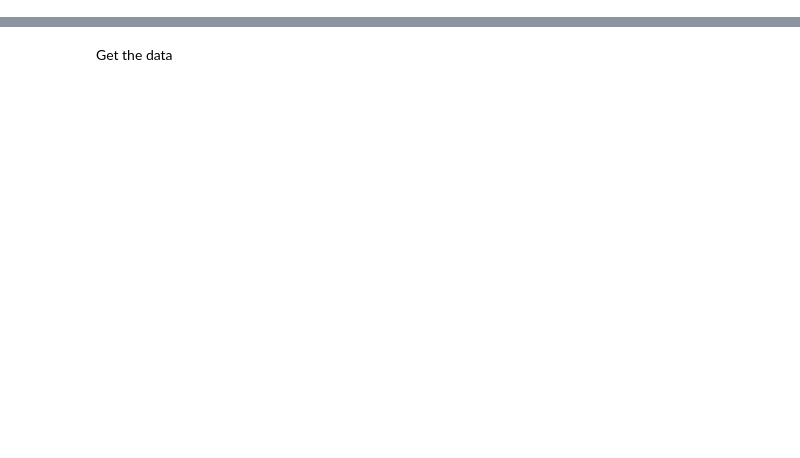
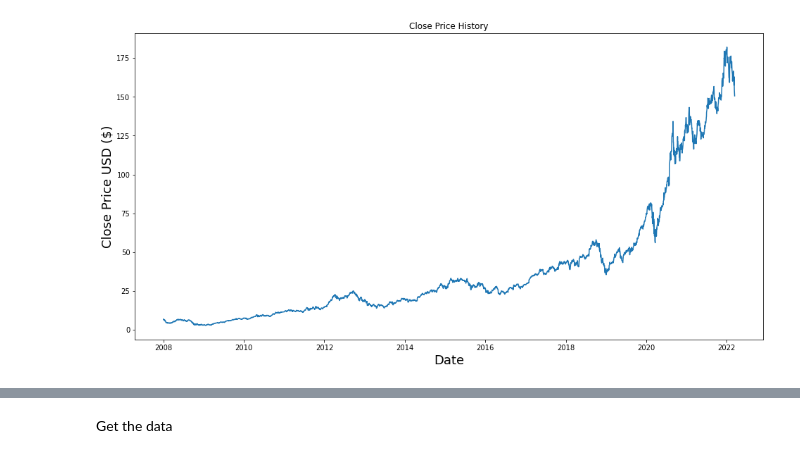
Before and after one commit to abdulbhutta/Apple-Stock-Price-Prediction, a Jupyter notebook: Apple_PricePrediction.ipynb, the cells around one changed output, grey strips where cells are left out. Cells and saved outputs as stored; diff of their text form; code cells hidden in the pictures; blank space fills up the shorter version.

```diff
--- a/Apple_PricePrediction.ipynb
+++ b/Apple_PricePrediction.ipynb
@@ -12,0 +32,2 @@ from sklearn.model_selection import train_test_split
+# %%
+data = yf.download('AAPL','2008-01-01','2022-03-15')
@@ -12,0 +67,10 @@ from sklearn.model_selection import train_test_split
+# %%
+#Plotting the closing price history
+plt.figure(figsize=(16,8))
+plt.title('Close Price History')
+plt.plot(data['Close'])
+plt.xlabel('Date', fontsize=18)
+plt.ylabel('Close Price USD ($)', fontsize=18)
+plt.show()
+# %% [output]
+[figure, added]
```
Also changed, not shown: parts of 47 cells of this notebook, 2 other files.
